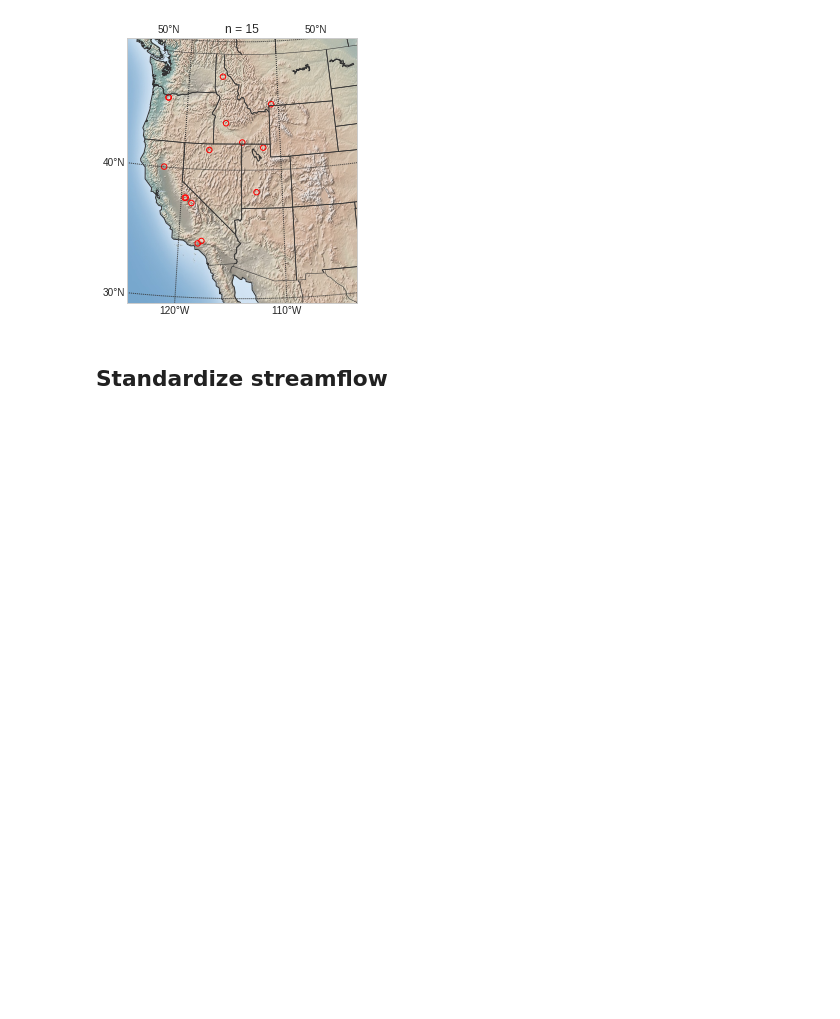
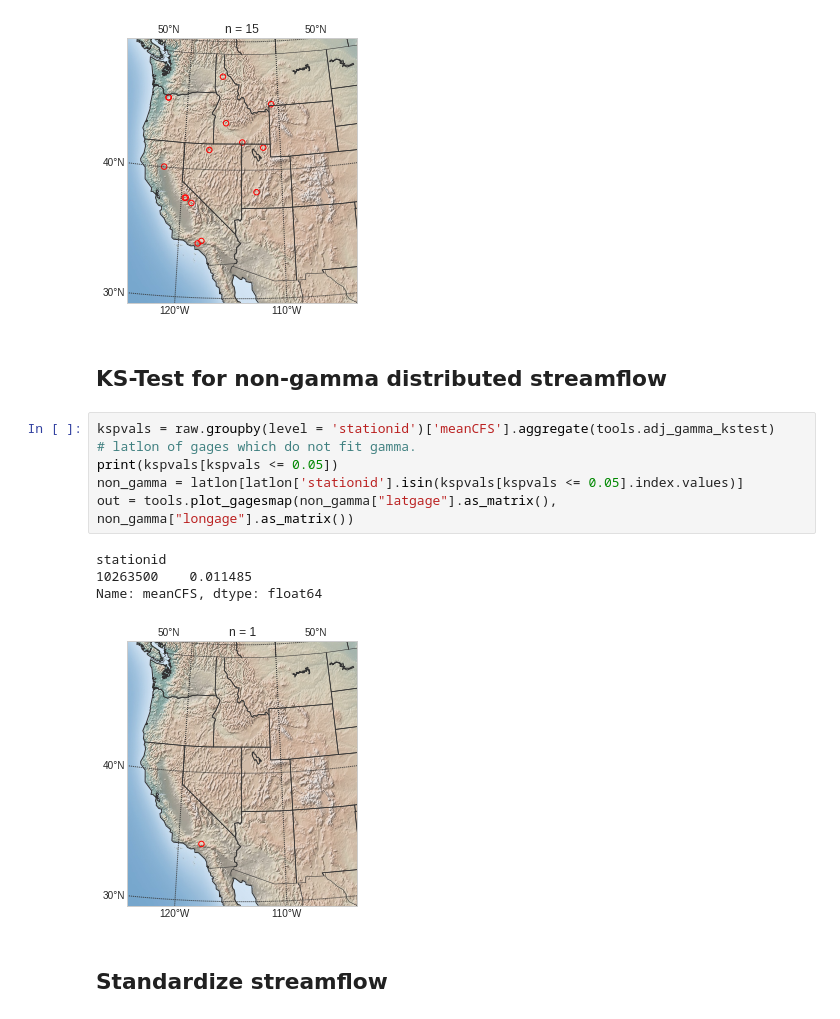
Before and after one commit to brews/riverpca, a Jupyter notebook: EOFs HCDN-2009 Twenty+ERSST 1925 - 2011.ipynb, the cells around one changed output. Saved outputs shown, nothing was run; the diff lists cells and outputs as text; blank space fills up the shorter version.

Commit message:
Added KS-test map for gamma fit

```diff
--- a/EOFs HCDN-2009 Twenty+ERSST 1925 - 2011.ipynb
+++ b/EOFs HCDN-2009 Twenty+ERSST 1925 - 2011.ipynb
@@ -49,6 +49,19 @@ conn.close()
 out = tools.plot_gagesmap(latlon["latgage"].as_matrix(), latlon["longage"].as_matrix())
 # %% [output]
 [figure]
+# %% [markdown]
+## KS-Test for non-gamma distributed streamflow
+# %%
+kspvals = raw.groupby(level = 'stationid')['meanCFS'].aggregate(tools.adj_gamma_kstest)
+# latlon of gages which do not fit gamma.
+print(kspvals[kspvals <= 0.05])
+non_gamma = latlon[latlon['stationid'].isin(kspvals[kspvals <= 0.05].index.values)]
+out = tools.plot_gagesmap(non_gamma["latgage"].as_matrix(), non_gamma["longage"].as_matrix())
+# %% [output]
+stationid
+10263500    0.011485
+Name: meanCFS, dtype: float64
+[figure, added]
 # %% [markdown]
 ## Standardize streamflow
 # %%
```
Also changed, not shown: 3 other files.
